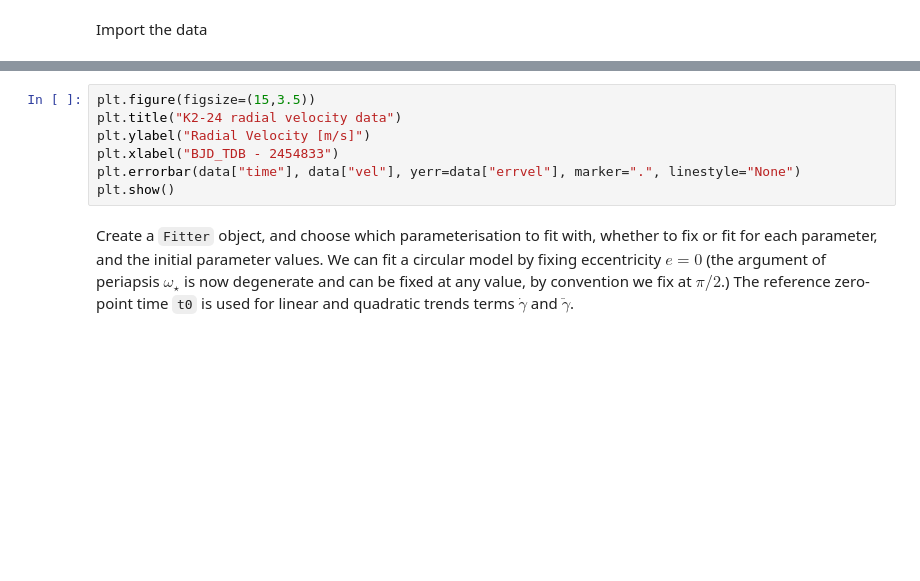
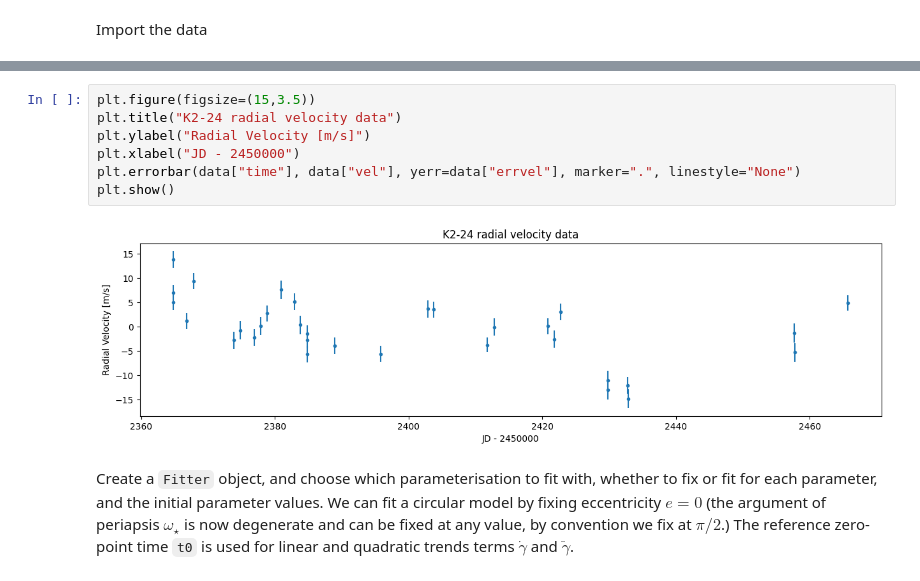
Before and after one commit to ross-dobson/ravest, a Jupyter notebook: docs/Examples/K2-24.ipynb, the cells around one changed output, grey strips where cells are left out. Saved outputs shown, nothing was run; the diff lists cells and outputs as text; blank space fills up the shorter version.

```diff
--- a/docs/Examples/K2-24.ipynb
+++ b/docs/Examples/K2-24.ipynb
@@ -25,10 +43,12 @@ data
 # %%
 plt.figure(figsize=(15,3.5))
 plt.title("K2-24 radial velocity data")
 plt.ylabel("Radial Velocity [m/s]")
-plt.xlabel("BJD_TDB - 2454833")
+plt.xlabel("JD - 2450000")
 plt.errorbar(data["time"], data["vel"], yerr=data["errvel"], marker=".", linestyle="None")
 plt.show()
+# %% [output]
+[figure, added]
 # %% [markdown]
 Create a `Fitter` object, and choose which parameterisation to fit with, whether to fix or fit for each parameter, and the initial parameter values. We can fit a circular model by fixing eccentricity $e=0$ (the argument of periapsis $\omega_\star$ is now degenerate and can be fixed at any value, by convention we fix at $\pi/2$.) The reference zero-point time `t0` is used for linear and quadratic trends terms $\dot{\gamma}$ and $\ddot{\gamma}$.
 # %%
```
Also changed, not shown: parts of 34 cells of this notebook, 2 other files.
